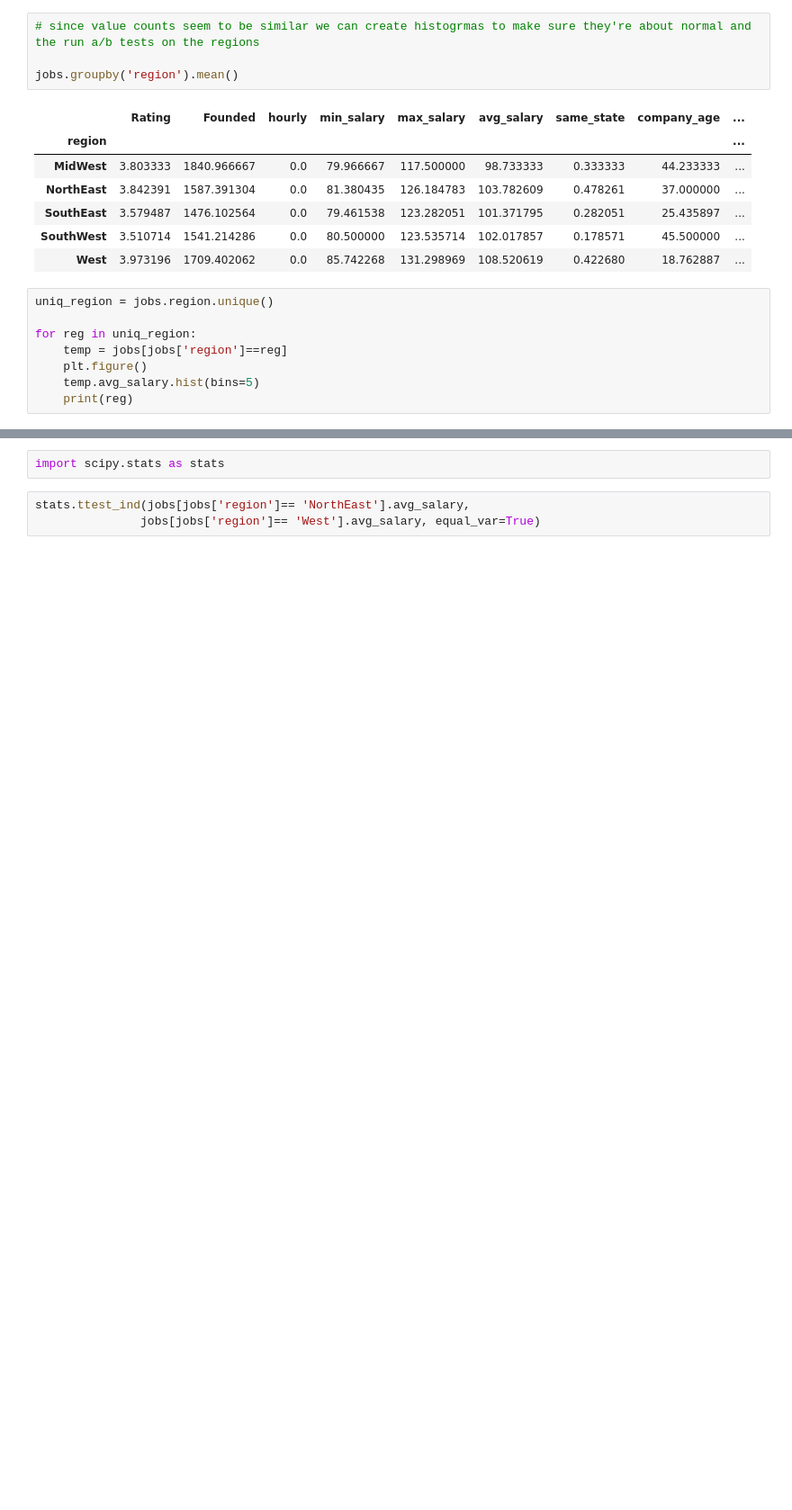
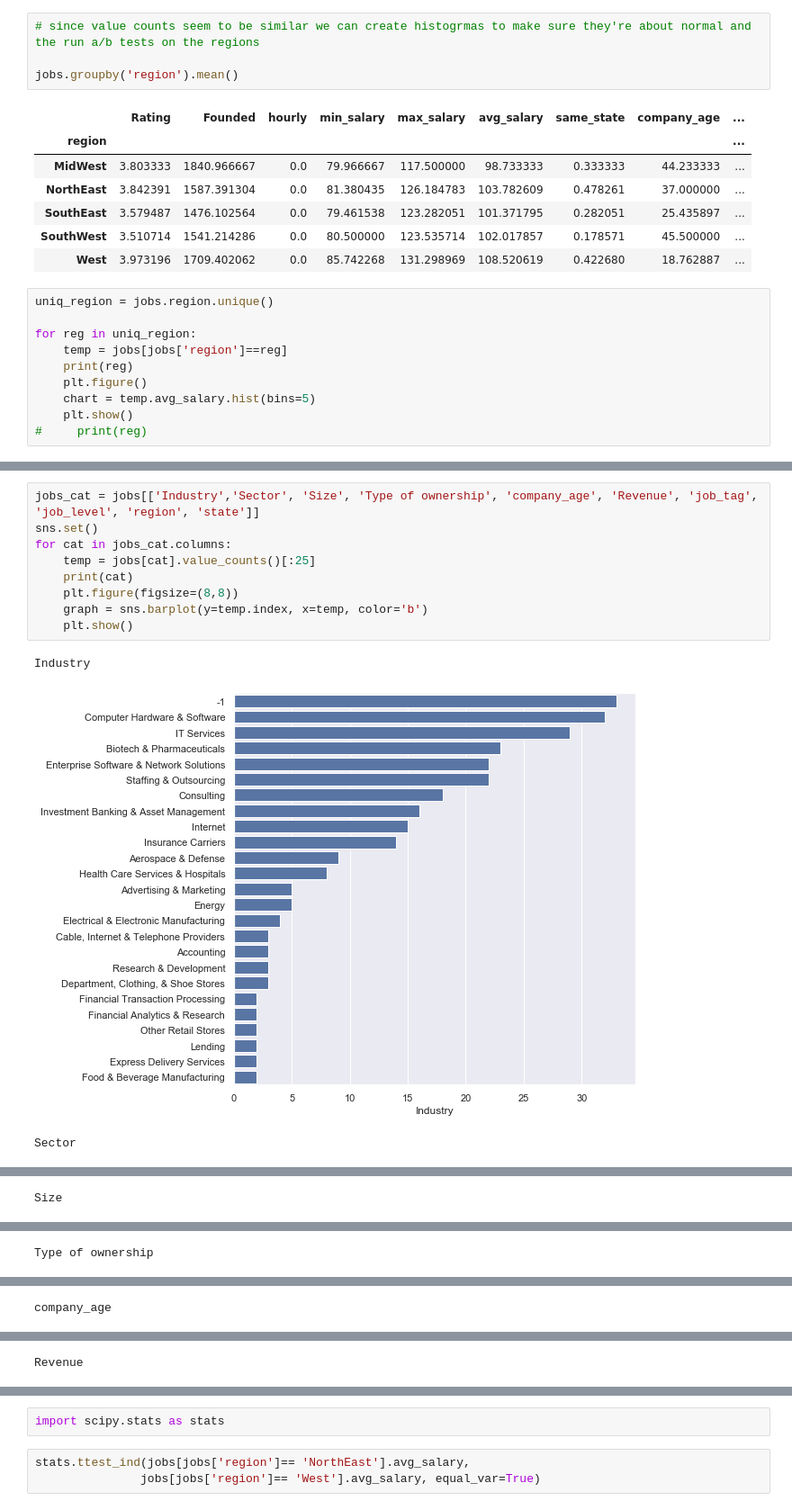
Before and after one commit to enwokoye94/DS-Salary-Analysis, a Jupyter notebook: EDA.ipynb, the cells around one changed output, grey strips where cells are left out. Shown at 90% size. Cells and saved outputs as stored; diff of their text form; blank space fills up the shorter version.

```diff
--- a/EDA.ipynb
+++ b/EDA.ipynb
@@ -127,8 +127,10 @@ uniq_region = jobs.region.unique()
 
 for reg in uniq_region:
     temp = jobs[jobs['region']==reg]
+    print(reg)
     plt.figure()
-    temp.avg_salary.hist(bins=5)
-    print(reg)
+    chart = temp.avg_salary.hist(bins=5)
+    plt.show()
+#     print(reg)
 # %% [output]
 SouthEast
@@ -145 +147,14 @@ nan
 [figure]
+# %%
+jobs_cat = jobs[['Industry','Sector', 'Size', 'Type of ownership', 'company_age', 'Revenue', 'job_tag', 'job_level', 'region', 'state']]
+sns.set()
+for cat in jobs_cat.columns:
+    temp = jobs[cat].value_counts()[:25]
+    print(cat)
+    plt.figure(figsize=(8,8))
+    graph = sns.barplot(y=temp.index, x=temp, color='b')
+    plt.show()
+# %% [output]
+Industry
+[figure, added]
+Sector
@@ -145,0 +162 @@ nan
+Size
@@ -145,0 +164 @@ nan
+Type of ownership
@@ -145,0 +166 @@ nan
+company_age
@@ -145,0 +168 @@ nan
+Revenue
```
Also changed, not shown: parts of 8 cells of this notebook, 1 other file.
